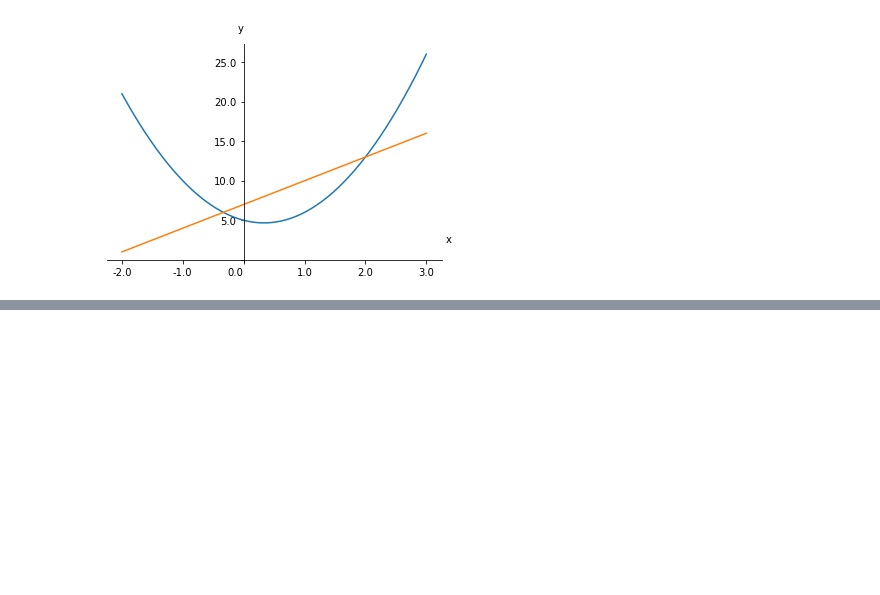
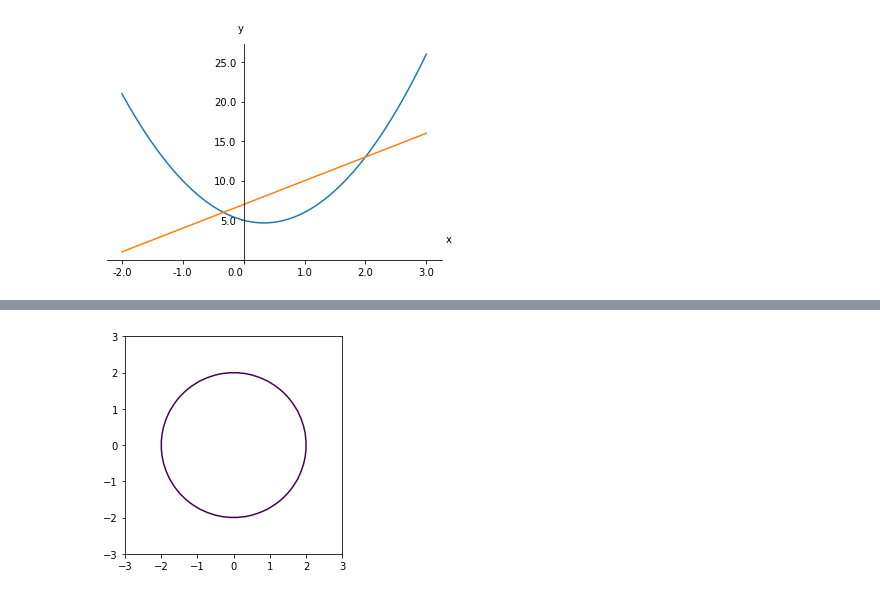
Before and after one commit to kostovhg/SoftUni, a Jupyter notebook: MathConceptsForDevelopers-Sep17/04_Hight-SchoolMaths-E/High-School Maths Exercise/Solutions.ipynb, the cells around one changed output, grey strips where cells are left out. Saved outputs shown, nothing was run; the diff lists cells and outputs as text; code cells hidden in the pictures; blank space fills up the shorter version.

```diff
--- a/MathConceptsForDevelopers-Sep17/04_Hight-SchoolMaths-E/High-School Maths Exercise/Solutions.ipynb
+++ b/MathConceptsForDevelopers-Sep17/04_Hight-SchoolMaths-E/High-School Maths Exercise/Solutions.ipynb
@@ -328,0 +344,18 @@ plot_math_functions([lambda x: 3 * x**2 - 2 * x + 5, lambda x: 3 * x + 7], -2, 3
+# %%
+def plot_circle(x_c, y_c, r):
+    """
+    Plots the circle with center C(x_c; y_c) and radius r.
+    This corresponds to plotting the equation x^2 + y^2 = r^2
+    """
+    # Write your code here
+    plt.gca().set_aspect('equal')
+    y = np.linspace(y_c -r - 1, y_c + r + 1, 30)
+    x = np.linspace(x_c - r - 1, x_c + r + 1, 30)
+    x, y = np.meshgrid(x, y)
+    circle = x ** 2 + y ** 2 - r ** 2
+    plt.contour(x, y, circle, [0])
+    plt.show()
+# %%
+plot_circle(0, 0, 2)
+# %% [output]
+[figure, added]
```
Also changed, not shown: parts of 6 cells of this notebook, 1 other file.
